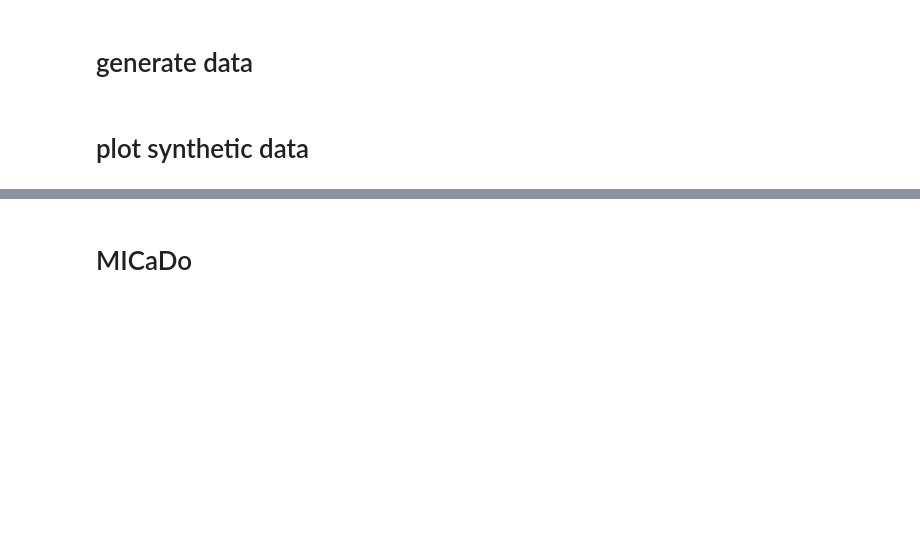
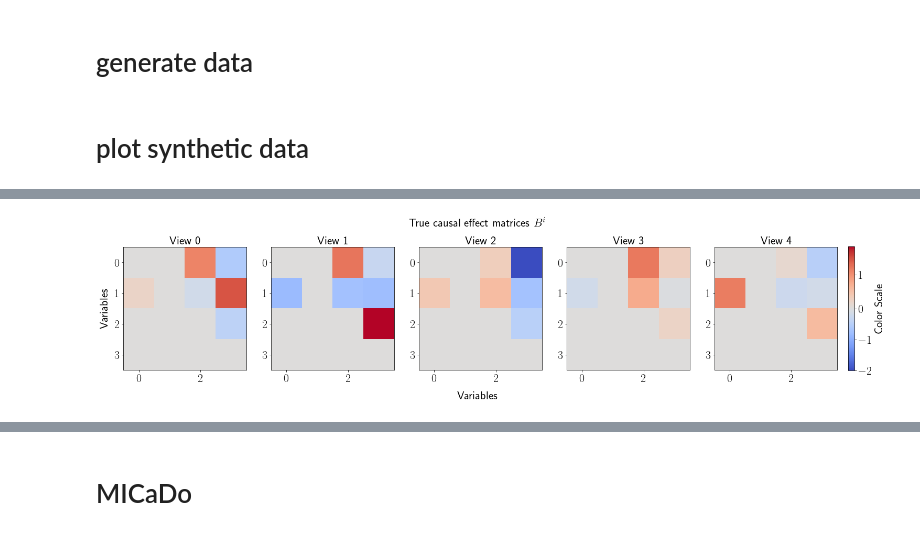
Before and after one commit to AmbroiseHeurtebise/LiMVAM, a Jupyter notebook: examples/example_micado.ipynb, the cells around one changed output, grey strips where cells are left out. Cells and saved outputs as stored; diff of their text form; code cells hidden in the pictures; blank space fills up the shorter version.

```diff
--- a/examples/example_micado.ipynb
+++ b/examples/example_micado.ipynb
@@ -97,20 +100,22 @@ plot_shared_disturbances(S, nb_gaussian_disturbances)
 # %%
 # plot heat maps of causal effect matrices
-def plot_heat_maps(B, title=""):
+def plot_heat_maps(B, title="", fontsize=22):
     m = len(B)
     fig, axes = plt.subplots(1, m, figsize=(m*5, 5))
     norm = TwoSlopeNorm(vmin=np.min(B), vmax=np.max(B), vcenter=0)
     for i, ax in enumerate(axes.flat):
         im = ax.imshow(B[i], norm=norm, cmap="coolwarm")
-        ax.set_title(f"View {i}")
+        ax.set_title(f"View {i}", fontsize=fontsize)
     cbar = fig.colorbar(im, ax=axes, fraction=0.0085, pad=0.015)
-    cbar.set_label("Color Scale")
-    fig.suptitle(f"{title}")
-    fig.supxlabel("Variables")
-    fig.supylabel("Variables", x=0.1)
+    cbar.set_label("Color Scale", fontsize=fontsize)
+    fig.suptitle(f"{title}", fontsize=fontsize)
+    fig.supxlabel("Variables", fontsize=fontsize)
+    fig.supylabel("Variables", x=0.1, fontsize=fontsize)
     plt.show()
 
 plot_heat_maps(B, title=r"True causal effect matrices $B^i$")
+# %% [output]
+[figure, added]
 # %%
 if shared_causal_ordering:
     title = r"True strictly lower triangular matrices $T^i = P B^i P^\top$"
```
Also changed, not shown: parts of 13 cells of this notebook, 1 other file.
